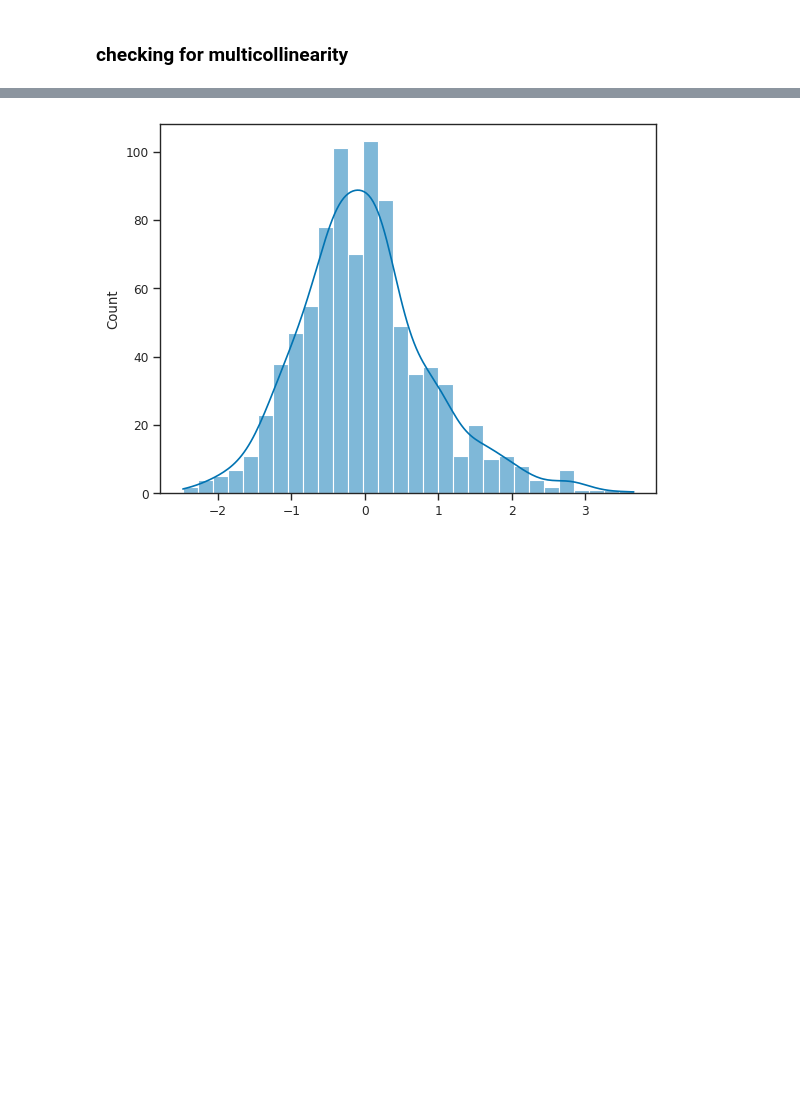
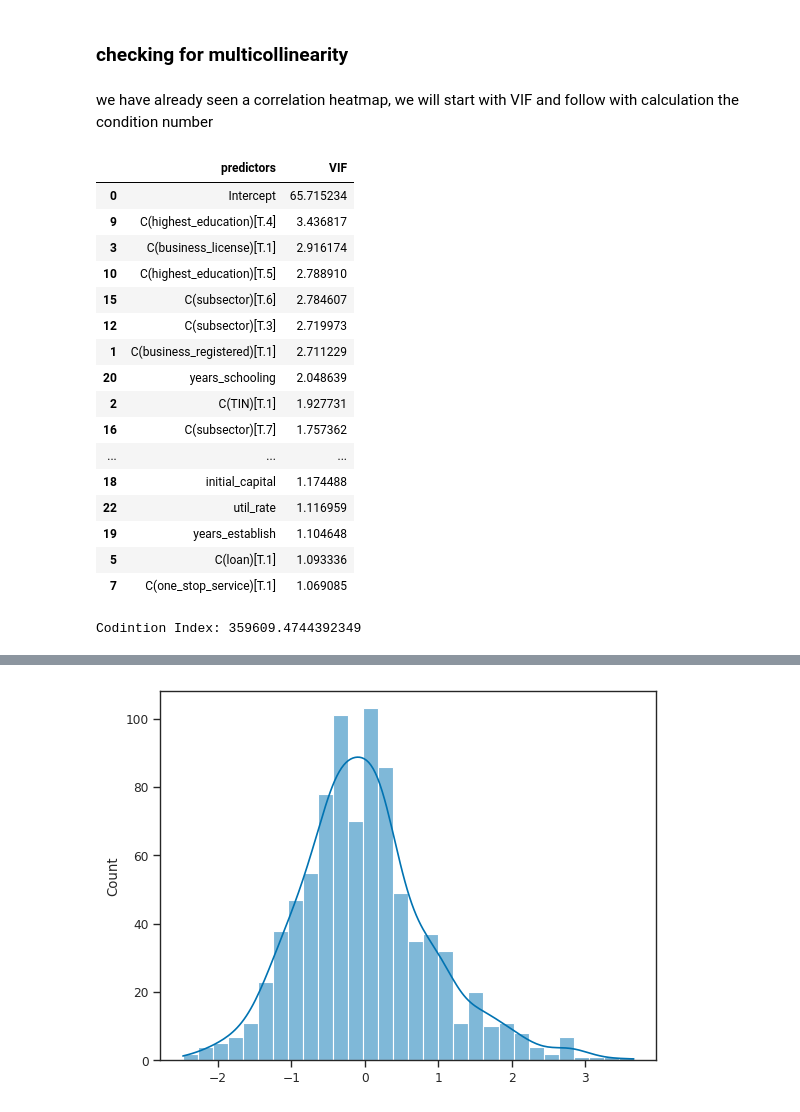
Before and after one commit to Natnael-Getahun/SME-regression, a Jupyter notebook: explore.ipynb, the cells around one changed output, grey strips where cells are left out. Cells and saved outputs as stored; diff of their text form; code cells hidden in the pictures; blank space fills up the shorter version.

```diff
--- a/explore.ipynb
+++ b/explore.ipynb
@@ -455,3 +456,37 @@ F-Statstic: 0.7618
 F-p-value: 0.5775
 # %% [markdown]
 ### checking for multicollinearity
+# %% [markdown]
+we have already seen a correlation heatmap, we will start with VIF and follow with calculation the condition number
+# %%
+X = model.model.exog
+
+vif_df = pd.DataFrame()
+vif_df["predictors"] = model.model.exog_names
+vif_df["VIF"] = [variance_inflation_factor(X, i) for i in range(vif_df.shape[0])]
+
+vif_df.sort_values("VIF", ascending=False)
+# %% [output]
+|  | predictors | VIF |
+| 0 | Intercept | 65.715234 |
+| 9 | C(highest_education)[T.4] | 3.436817 |
+| 3 | C(business_license)[T.1] | 2.916174 |
+| 10 | C(highest_education)[T.5] | 2.788910 |
+| 15 | C(subsector)[T.6] | 2.784607 |
+| 12 | C(subsector)[T.3] | 2.719973 |
+| 1 | C(business_registered)[T.1] | 2.711229 |
+| 20 | years_schooling | 2.048639 |
+| 2 | C(TIN)[T.1] | 1.927731 |
+| 16 | C(subsector)[T.7] | 1.757362 |
+| ... | ... | ... |
+| 18 | initial_capital | 1.174488 |
+| 22 | util_rate | 1.116959 |
+| 19 | years_establish | 1.104648 |
+| 5 | C(loan)[T.1] | 1.093336 |
+| 7 | C(one_stop_service)[T.1] | 1.069085 |
+# %%
+eigenvals = np.linalg.eigvals(np.dot(X.T, X))
+condition_index = np.sqrt(max(eigenvals) / min(eigenvals))
+print(f"Codintion Index: {condition_index}")
+# %% [output]
+Codintion Index: 359609.4744392349
```
Also changed, not shown: parts of 7 cells of this notebook.
